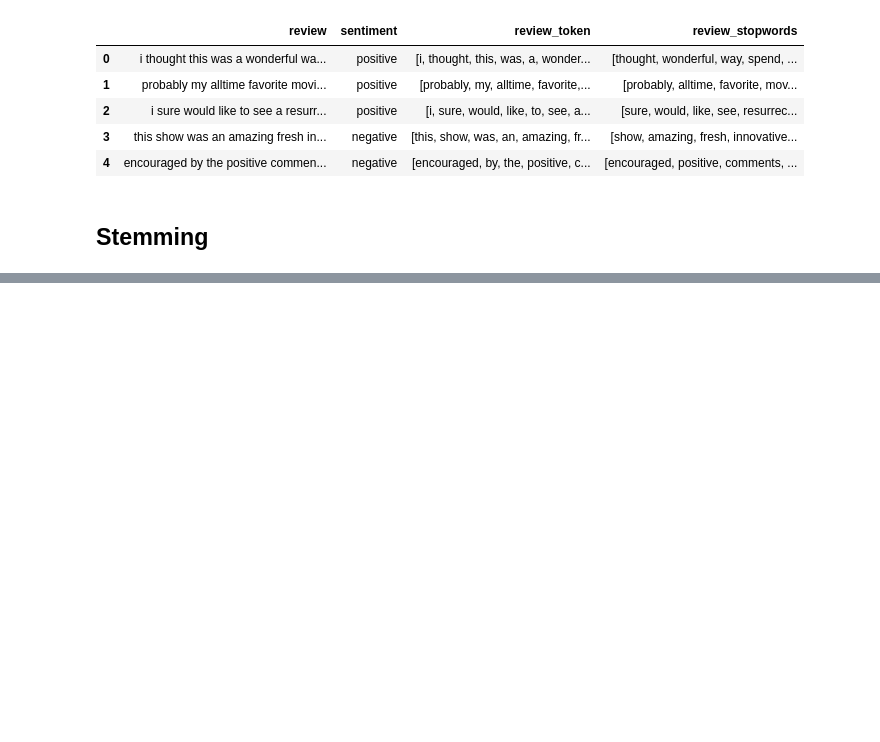
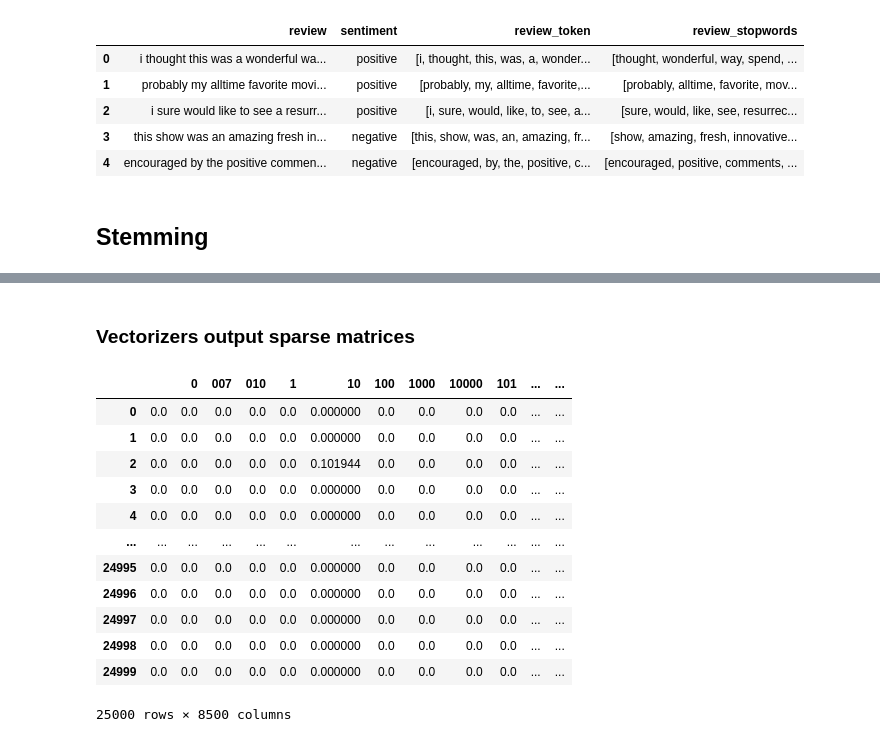
Before and after one commit to VaderSame/IMDB-Dataset, a Jupyter notebook: Project3-200543129_Semal_Shastri.ipynb, the cells around one changed output, grey strips where cells are left out. Drawn from its saved outputs; the diff is of its cells as text; code cells hidden in the pictures; blank space fills up the shorter version.

Commit message:
applied tf-idf vectorization on intact dataset as I don't what to do with the pre-processesed dataset

```diff
--- a/Project3-200543129_Semal_Shastri.ipynb
+++ b/Project3-200543129_Semal_Shastri.ipynb
@@ -181,0 +187,3 @@ imdb_prelim.head()
+# %%
+imdb = pd.read_excel("IMDB_dataset.xlsx")
+imdb.head()
@@ -181,0 +199,9 @@ imdb_prelim.head()
+# %%
+def count_punct(text):
+    count = sum([1 for char in text if char in string.punctuation])
+    return round(count/(len(text) - text.count(" ")), 3)
+
+imdb['body_len'] = imdb['review'].apply(lambda x: len(x) - x.count(" "))
+imdb['punct%'] = imdb['review'].apply(lambda x: count_punct(x))
+
+imdb.head()
@@ -181,0 +215,6 @@ imdb_prelim.head()
+# %%
+def clean_text(text):
+    text = "".join([word.lower() for word in text if word not in string.punctuation])
+    tokens = re.split('\W+', text)
+    text = [ps.stem(word) for word in tokens if word not in stopwords]
+    return text
@@ -181,0 +223,5 @@ imdb_prelim.head()
+# %%
+tfidf_vect_sample = TfidfVectorizer(analyzer=clean_text, max_features=9500)
+X_tfidf_sample = tfidf_vect_sample.fit_transform(imdb['review'])
+print(X_tfidf_sample.shape)
+print(tfidf_vect_sample.get_feature_names_out())
@@ -181,0 +242,20 @@ imdb_prelim.head()
+# %% [markdown]
+### Vectorizers output sparse matrices
+# %%
+X_tfidf_df = pd.DataFrame(X_tfidf_sample.toarray())
+X_tfidf_df.columns = tfidf_vect_sample.get_feature_names_out()
+X_tfidf_df
+# %% [output]
+|  |  | 0 | 007 | 010 | 1 | 10 | 100 | 1000 | 10000 | 101 | ... | ... |
+| 0 | 0.0 | 0.0 | 0.0 | 0.0 | 0.0 | 0.000000 | 0.0 | 0.0 | 0.0 | 0.0 | ... | ... |
+| 1 | 0.0 | 0.0 | 0.0 | 0.0 | 0.0 | 0.000000 | 0.0 | 0.0 | 0.0 | 0.0 | ... | ... |
+| 2 | 0.0 | 0.0 | 0.0 | 0.0 | 0.0 | 0.101944 | 0.0 | 0.0 | 0.0 | 0.0 | ... | ... |
+| 3 | 0.0 | 0.0 | 0.0 | 0.0 | 0.0 | 0.000000 | 0.0 | 0.0 | 0.0 | 0.0 | ... | ... |
+| 4 | 0.0 | 0.0 | 0.0 | 0.0 | 0.0 | 0.000000 | 0.0 | 0.0 | 0.0 | 0.0 | ... | ... |
+| ... | ... | ... | ... | ... | ... | ... | ... | ... | ... | ... | ... | ... |
+| 24995 | 0.0 | 0.0 | 0.0 | 0.0 | 0.0 | 0.000000 | 0.0 | 0.0 | 0.0 | 0.0 | ... | ... |
+| 24996 | 0.0 | 0.0 | 0.0 | 0.0 | 0.0 | 0.000000 | 0.0 | 0.0 | 0.0 | 0.0 | ... | ... |
+| 24997 | 0.0 | 0.0 | 0.0 | 0.0 | 0.0 | 0.000000 | 0.0 | 0.0 | 0.0 | 0.0 | ... | ... |
+| 24998 | 0.0 | 0.0 | 0.0 | 0.0 | 0.0 | 0.000000 | 0.0 | 0.0 | 0.0 | 0.0 | ... | ... |
+| 24999 | 0.0 | 0.0 | 0.0 | 0.0 | 0.0 | 0.000000 | 0.0 | 0.0 | 0.0 | 0.0 | ... | ... |
+25000 rows × 8500 columns
```
Also changed, not shown: parts of 10 cells of this notebook.
